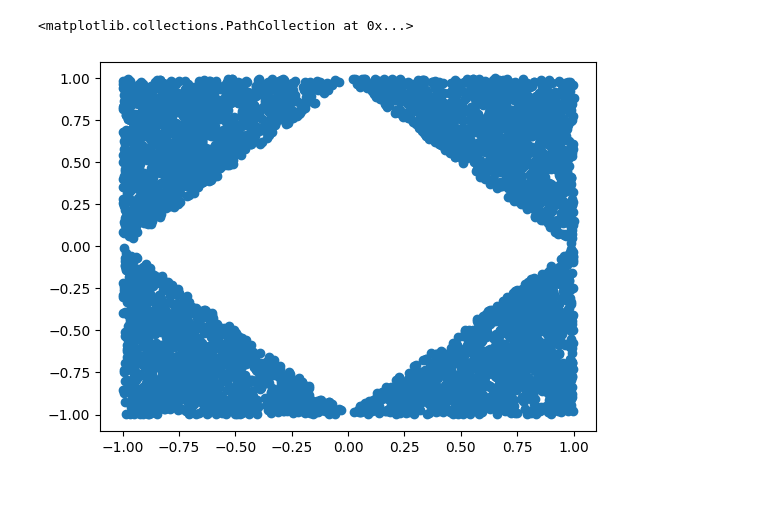
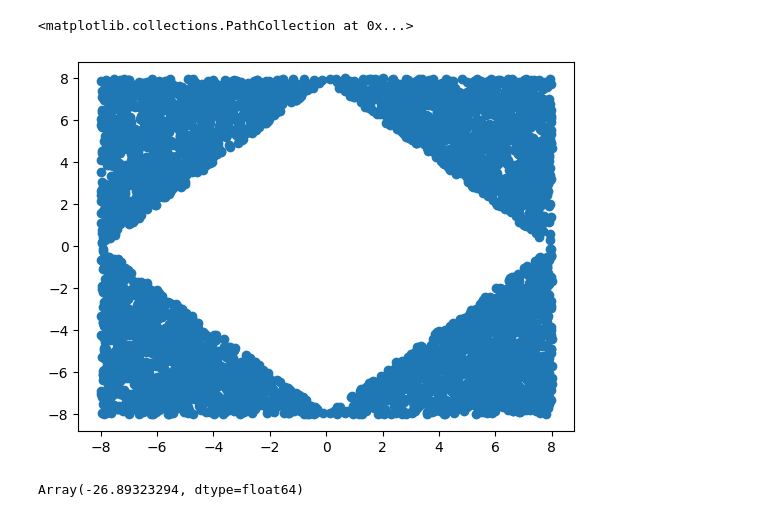
Before and after one commit to AHsu98/StoKAAsticInterpolants, a Jupyter notebook: kernel_transport.ipynb, the cells around one changed output. Saved outputs shown, nothing was run; the diff lists cells and outputs as text; code cells hidden in the pictures.

```diff
--- a/kernel_transport.ipynb
+++ b/kernel_transport.ipynb
@@ -1,6 +1,7 @@
 # %%
 import jax
 jax.config.update('jax_default_device',jax.devices()[1])
+jax.config.update('jax_enable_x64',True)
 import equinox as eqx
 import jax.numpy as jnp
 import numpy as np
@@ -19,16 +20,16 @@ from functools import partial
 # %%
 num_target = 5000
 key = jax.random.PRNGKey(10)
 target_samples = jax.random.uniform(key,shape = (10*num_target,2),minval=-1,maxval=1)
-target_samples = target_samples[jnp.sum(jnp.abs(target_samples),1)>1.][:num_target]
+target_samples = 8 * target_samples[jnp.sum(jnp.abs(target_samples),1)>1.][:num_target]
 
 num_reference = 10000
 key = jax.random.PRNGKey(15)
 reference_samples = jax.random.normal(key=key,shape=(num_reference,2))
 plt.scatter(target_samples[:,0],target_samples[:,1])
 # %% [output]
 <matplotlib.collections.PathCollection at 0x...>
-[figure, old version]
+[figure, new version]
 # %%
 def sample_batch(batch_size,key):
     ref_key,target_key,normal_key,t_key = jax.random.split(key,4)
@@ -147,3 +187,8 @@ def b_model(x):
+# %%
+testloader = get_testloader(5000)
+evaluate_b(b_model,testloader)
+# %% [output]
+Array(-26.89323294, dtype=float64)
 # %%
 vmapped_b_model = vmap(b_model)
 @eqx.filter_jit
```
Also changed, not shown: parts of 8 cells of this notebook.
